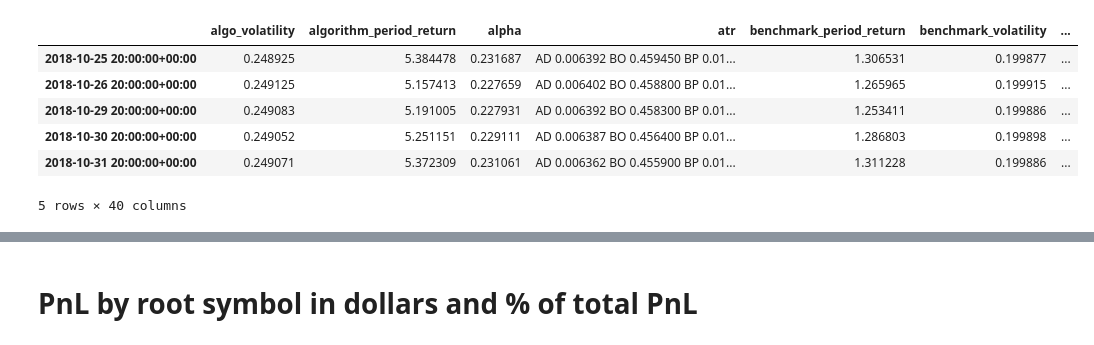
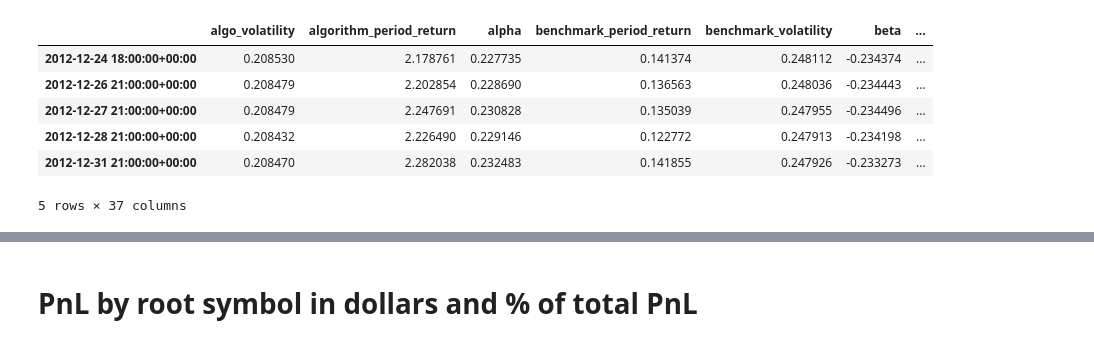
Before and after one commit to t1user/zipline, a Jupyter notebook: strategies/analytics.ipynb, the cells around one changed output, grey strips where cells are left out. Saved outputs shown, nothing was run; the diff lists cells and outputs as text; code cells hidden in the pictures.

```diff
--- a/strategies/analytics.ipynb
+++ b/strategies/analytics.ipynb
@@ -8,14 +10,14 @@ from extract_returns import extract_returns
 # %%
-results = pd.read_pickle('results_strategy_2a_2008-2018.pickle')
+results = pd.read_pickle('results/maximize_return_2007-2012.pickle')
 results.tail()
 # %% [output]
-|  | algo_volatility | algorithm_period_return | alpha | atr | benchmark_period_return | benchmark_volatility | ... |
-| 2018-10-25 20:00:00+00:00 | 0.248925 | 5.384478 | 0.231687 | AD 0.006392 BO 0.459450 BP 0.01... | 1.306531 | 0.199877 | ... |
-| 2018-10-26 20:00:00+00:00 | 0.249125 | 5.157413 | 0.227659 | AD 0.006402 BO 0.458800 BP 0.01... | 1.265965 | 0.199915 | ... |
-| 2018-10-29 20:00:00+00:00 | 0.249083 | 5.191005 | 0.227931 | AD 0.006392 BO 0.458300 BP 0.01... | 1.253411 | 0.199886 | ... |
-| 2018-10-30 20:00:00+00:00 | 0.249052 | 5.251151 | 0.229111 | AD 0.006387 BO 0.456400 BP 0.01... | 1.286803 | 0.199898 | ... |
-| 2018-10-31 20:00:00+00:00 | 0.249071 | 5.372309 | 0.231061 | AD 0.006362 BO 0.455900 BP 0.01... | 1.311228 | 0.199886 | ... |
+|  | algo_volatility | algorithm_period_return | alpha | benchmark_period_return | benchmark_volatility | beta | ... |
+| 2012-12-24 18:00:00+00:00 | 0.208530 | 2.178761 | 0.227735 | 0.141374 | 0.248112 | -0.234374 | ... |
+| 2012-12-26 21:00:00+00:00 | 0.208479 | 2.202854 | 0.228690 | 0.136563 | 0.248036 | -0.234443 | ... |
+| 2012-12-27 21:00:00+00:00 | 0.208479 | 2.247691 | 0.230828 | 0.135039 | 0.247955 | -0.234496 | ... |
+| 2012-12-28 21:00:00+00:00 | 0.208432 | 2.226490 | 0.229146 | 0.122772 | 0.247913 | -0.234198 | ... |
+| 2012-12-31 21:00:00+00:00 | 0.208470 | 2.282038 | 0.232483 | 0.141855 | 0.247926 | -0.233273 | ... |
-5 rows × 40 columns
+5 rows × 37 columns
 # %%
 returns, positions, transactions = extract_returns(results)
 # %%
```
Also changed, not shown: parts of 19 cells of this notebook, 45 other files.
